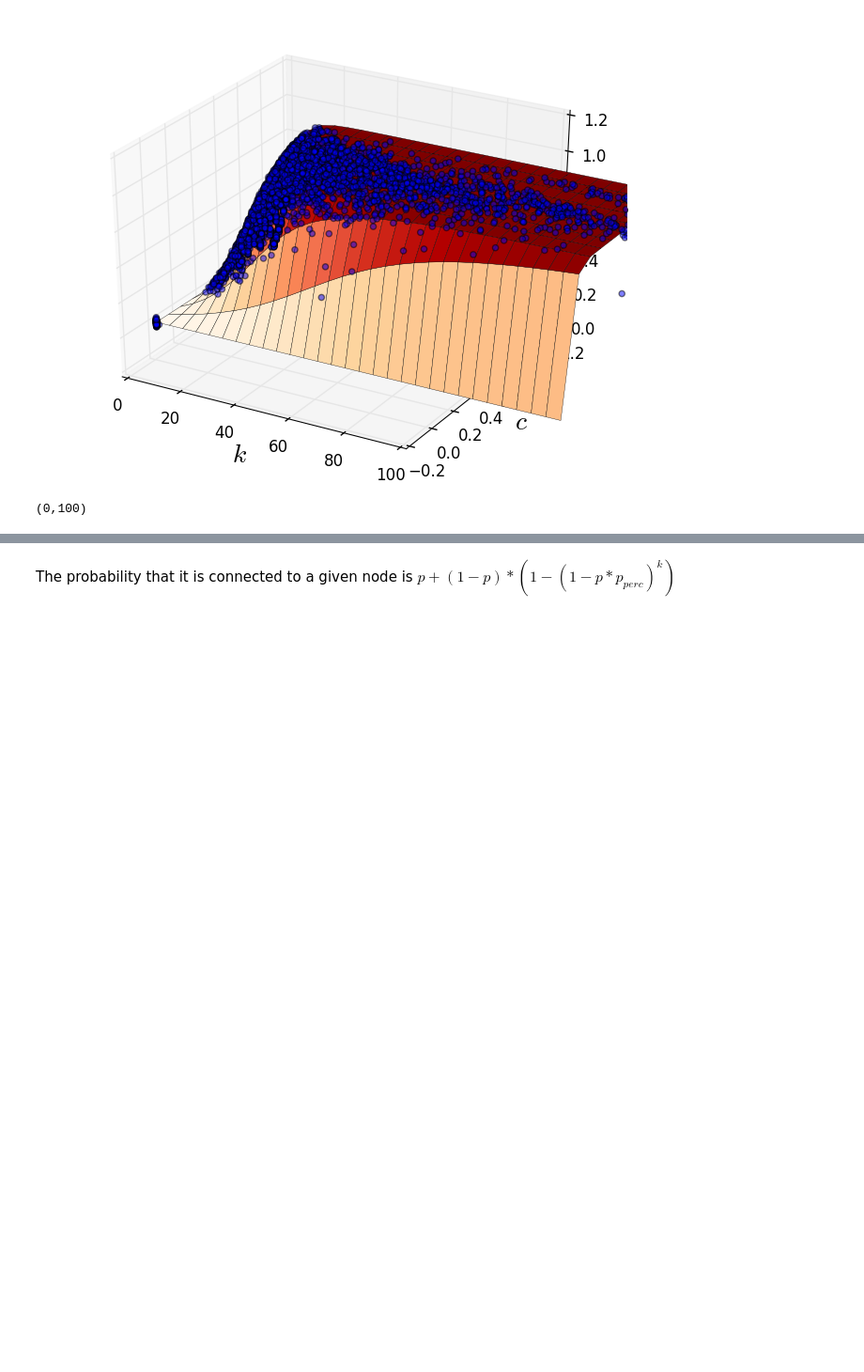
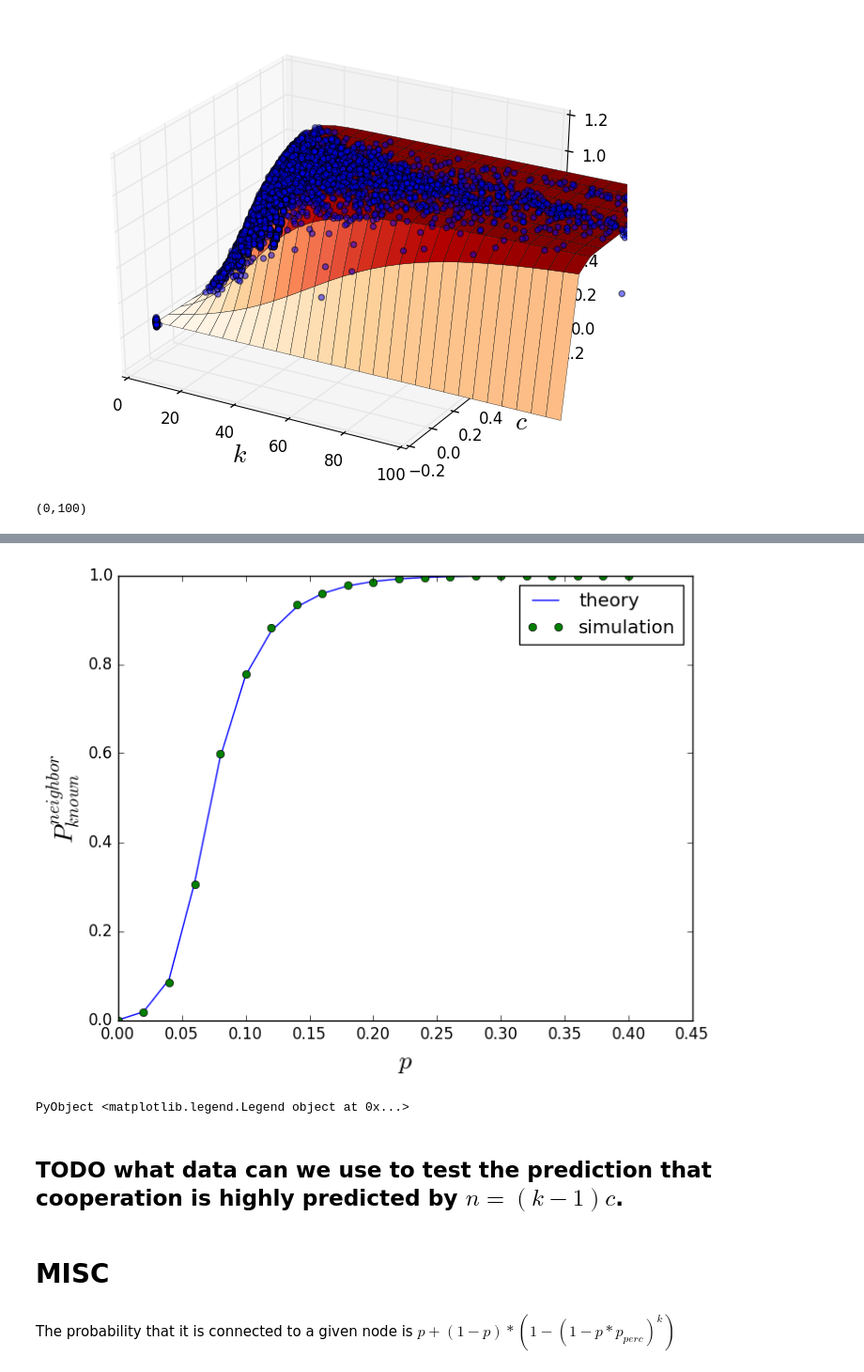
Before and after one commit to jnkh/indirect-rec, a Jupyter notebook: src/ReputationDiffusionClose.ipynb, the cells around one changed output, grey strips where cells are left out. Shown at 94% size. Cells and saved outputs as stored; diff of their text form; code cells hidden in the pictures; blank space fills up the shorter version.

```diff
--- a/src/ReputationDiffusionClose.ipynb
+++ b/src/ReputationDiffusionClose.ipynb
@@ -320,3 +434,29 @@ xlim([0,100])
+# %%
+p_range = 0:0.02:0.4
+P_range = zeros(p_range)
+P_range_theory = zeros(p_range)
+p = 0.01
+v = 1
+w = neighbors(g,v)[1]
+for i = 1:length(p_range)
+    P_range[i] = get_p_known_from_neighbor_to_other_neighbor(g,p_range[i],v,w,1000)
+    c_loc = local_clustering_coefficient(g,v)
+    k_loc = degree(g,v)
+    P_range_theory[i] = GraphConnectivityTheory.get_Tn_memoized(BigInt(k_loc),BigFloat(c_loc*p_range[i]))
+end
+# %%
+plot(p_range,P_range_theory,label="theory")
+plot(p_range,P_range,"o",label="simulation")
+xlabel(L"$p$",size=20)
+ylabel(L"$P^{neighbor}_{known}$",size=20)
+legend(loc="best")
+# %% [output]
+[figure, added]
+PyObject <matplotlib.legend.Legend object at 0x...>
+# %% [markdown]
+## TODO what data can we use to test the prediction that cooperation is highly predicted by $n = (k-1) c$.
+# %% [markdown]
+# MISC
 # %% [markdown]
  The probability that it is connected to a given node is
 $p + (1 - p)*(1 - (1 - p*p_{perc})^k)$
```
Also changed, not shown: parts of 18 cells of this notebook, 2 other files.
